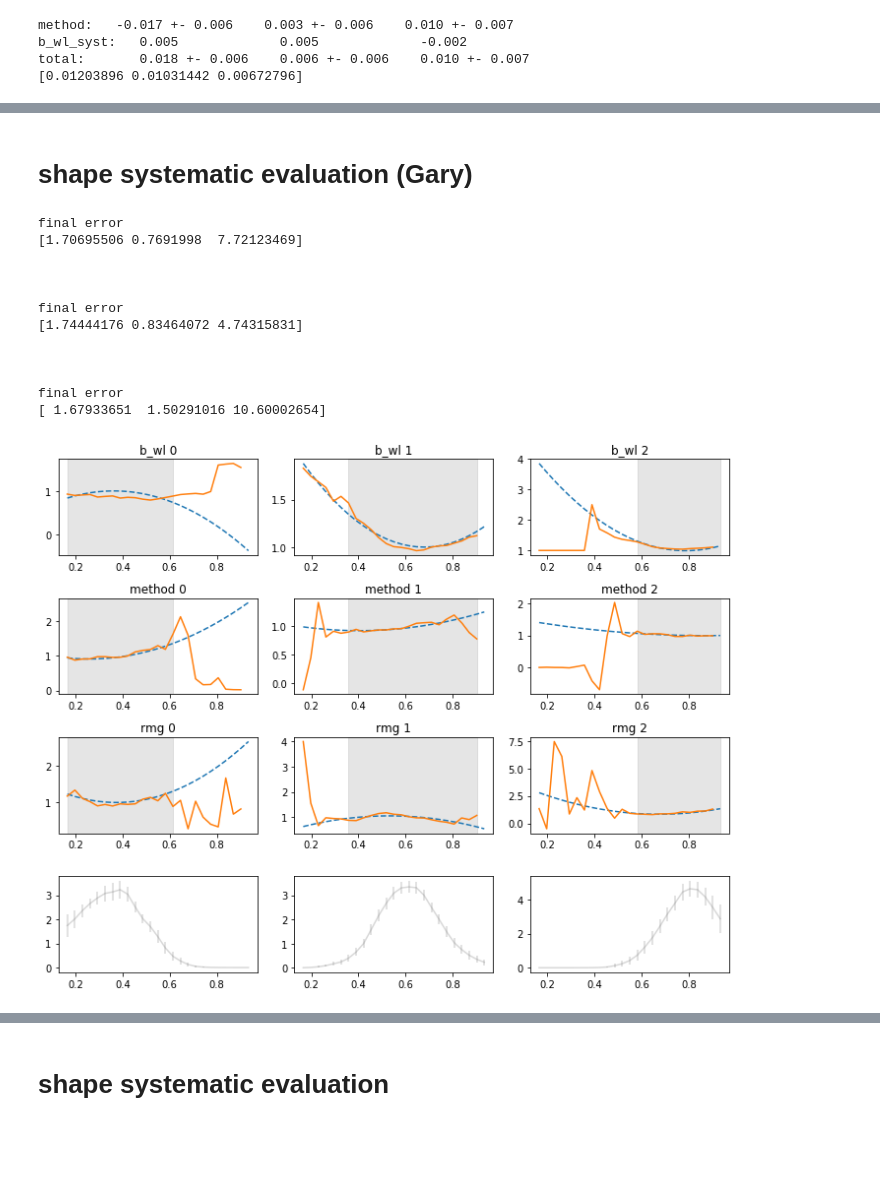
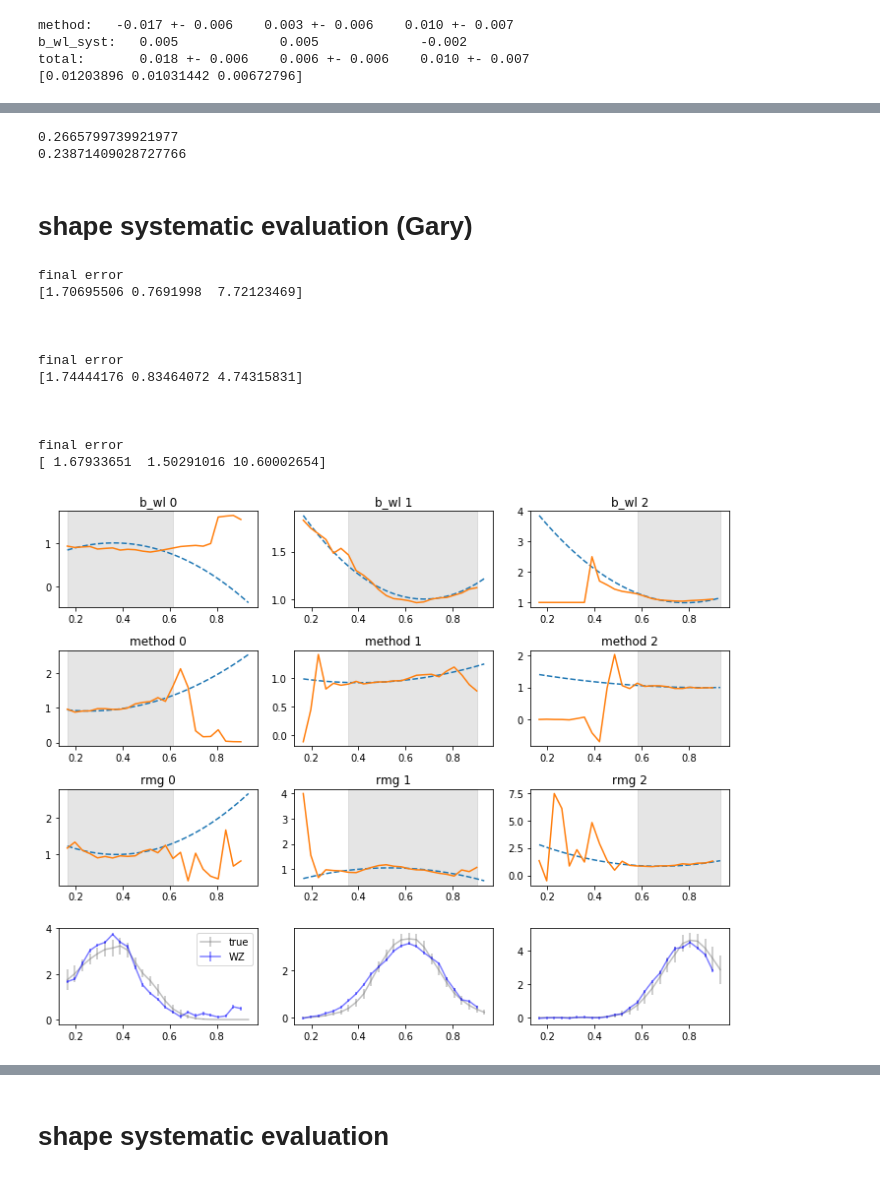
Before and after one commit to mgatti29/CORE, a Jupyter notebook: Compute_systematics.ipynb, the cells around one changed output, grey strips where cells are left out. Cells and saved outputs as stored; diff of their text form; code cells hidden in the pictures; blank space fills up the shorter version.

```diff
--- a/Compute_systematics.ipynb
+++ b/Compute_systematics.ipynb
@@ -725,7 +727,3 @@ method:   -0.017 +- 0.006    0.003 +- 0.006    0.010 +- 0.007
 b_wl_syst:   0.005             0.005             -0.002
 total:       0.018 +- 0.006    0.006 +- 0.006    0.010 +- 0.007
 [0.01203896 0.01031442 0.00672796]
-# %%
-params = polyfit_with_fixed_points(order,x[maska], y[maska],  [mean_true],([1]))
-
-params
@@ -734,3 +733,24 @@ array([ 0.3393464 ,  2.57139287, -5.54463031,  4.26149067])
+# %%
+cov_matrix = np.zeros((2,2))
+cov_matrix[0,0] = 0.03**2+0.05**2
+cov_matrix[1,0] = 0.03**2
+cov_matrix[0,1] = 0.03**2
+cov_matrix[1,1] = 0.03**2+0.04**2
+cov_matrix= np.array(cov_matrix)
+
+
+cov_matrix1 = np.zeros((2,2))
+cov_matrix1[0,0] = 2*0.03**2+0.05**2
+cov_matrix1[1,0] = 0.
+cov_matrix1[0,1] = 0.0
+cov_matrix1[1,1] = 2.*0.03**2+0.04**2
+
+y = np.array([0.03,0.01])
+print np.matmul(y,np.matmul(np.linalg.inv(cov_matrix),y))
+print np.matmul(y,np.matmul(np.linalg.inv(cov_matrix1),y))
+# %% [output]
+0.2665799739921977
+0.23871409028727766
 # %% [markdown]
 # shape systematic evaluation (Gary)
 # %%
@@ -742,8 +762,7 @@ import pickle
 
 # ****************************************
 
-mode = 'Gary'
-mode = 'poly'
+mode = 'poly' # or 'Gary'
 order = 2
 
 # ****************************************
@@ -1006,33 +1025,36 @@ for i in range(3):
         for j in range(1000):
 
 
             params1 = np.random.normal(size=order+1)*final_error[:]
             params1[0]=1.
             poly1 = np.polynomial.Polynomial(params1)
             yyt = poly1(xn)#-poly1(xn)[mean_i]+1
             #ax[2,i].plot(x,yy3, linestyle = 'dashed',color='grey',alpha=0.3)
 
 
             sfx = yyt
             yfa.append(norm*systematics[0][i]['w_br_bl']['truth_full']*sfx/np.sum(systematics[0][i]['w_br_bl']['truth_full']*sfx))
 
 
     mute_cov = covariance_jck(np.array(yfa).T,1000,'bootstrap')
-    ax[3,i].errorbar(x,systematics[0][i]['w_br_bl']['truth_full'],mute_cov['err'],color='grey',alpha=0.3)
-    final_error_dict['err'][i] = final_error,systematics[0][i]['w_br_bl']['dz_n']
+    ax[3,i].errorbar(x,systematics[0][i]['w_br_bl']['truth_full'],mute_cov['err'],color='grey',alpha=0.5, label = 'true')
+    err_wz = 0.02*np.ones(len(systematics[1][i]['w_br']['final_full']))*np.max(systematics[1][i]['w_br']['final_full'][:-1])
+    ax[3,i].errorbar(x,systematics[1][i]['w_br']['final_full'],err_wz,color='blue',alpha=0.5, label = 'WZ')
 
+    final_error_dict['err'][i] = {'err':final_error,'xn':systematics[0][i]['w_br_bl']['dz_n'][:-1]}
+ax[3,0].legend()
 plt.tight_layout()
 # %% [output]
 final error
 [1.70695506 0.7691998  7.72123469]
 
 
 
 final error
 [1.74444176 0.83464072 4.74315831]
 
 
 
 final error
 [ 1.67933651  1.50291016 10.60002654]
-[figure, old version]
+[figure, new version]
```
Also changed, not shown: parts of 10 cells of this notebook, 11 other files.
